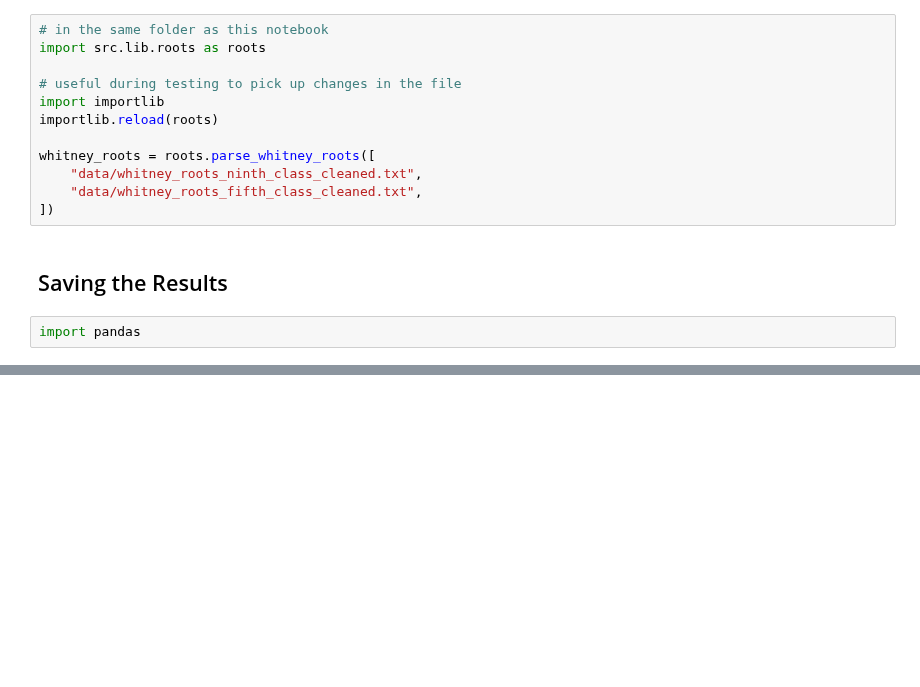
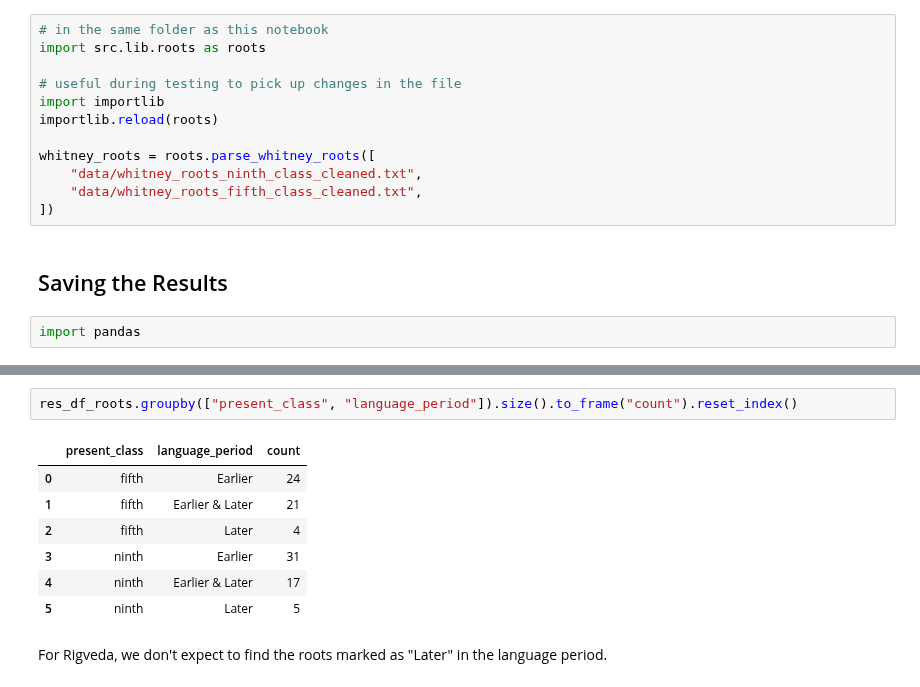
Before and after one commit to anupdhml/sanskrit_ninth_class_meter, a Jupyter notebook: 2_roots.ipynb, the cells around one changed output, grey strips where cells are left out. Saved outputs shown, nothing was run; the diff lists cells and outputs as text; blank space fills up the shorter version.

```diff
--- a/2_roots.ipynb
+++ b/2_roots.ipynb
@@ -65,0 +71,12 @@ df_whitney_roots
+# %%
+res_df_roots.groupby(["present_class", "language_period"]).size().to_frame("count").reset_index()
+# %% [output]
+|  | present_class | language_period | count |
+| 0 | fifth | Earlier | 24 |
+| 1 | fifth | Earlier & Later | 21 |
+| 2 | fifth | Later | 4 |
+| 3 | ninth | Earlier | 31 |
+| 4 | ninth | Earlier & Later | 17 |
+| 5 | ninth | Later | 5 |
+# %% [markdown]
+For Rigveda, we don't expect to find the roots marked as "Later" in the language period.
```
Also changed, not shown: parts of 3 cells of this notebook, 1 other file.
